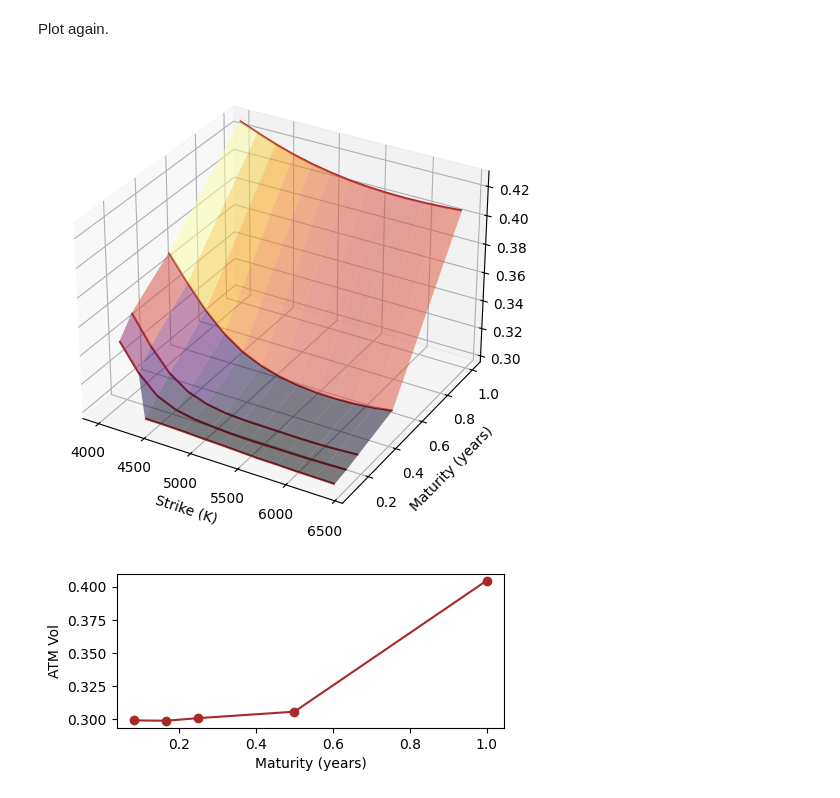
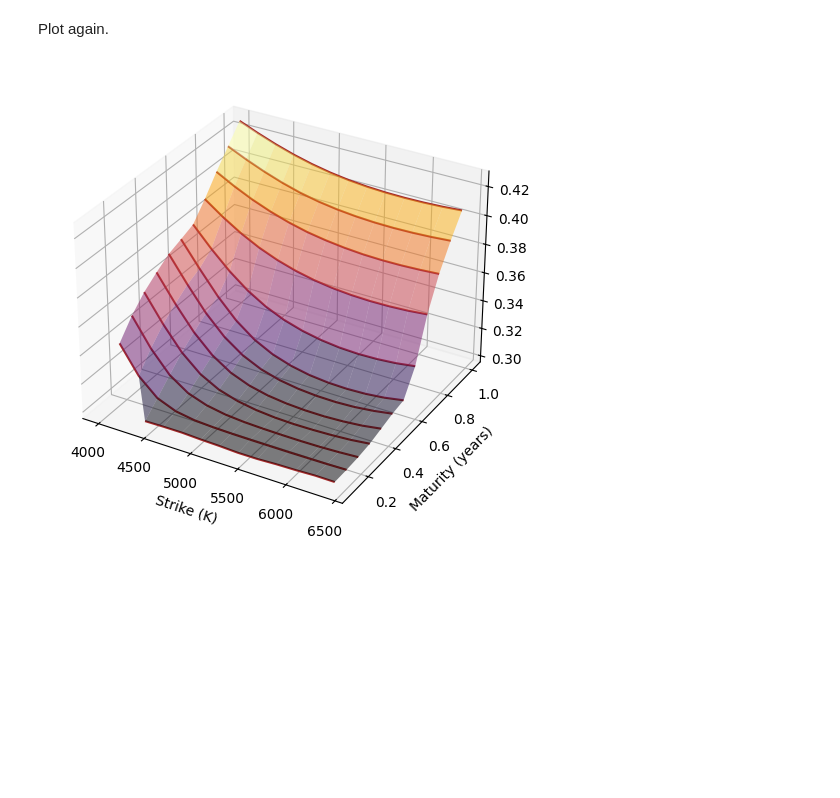
Before and after one commit to finlib/finmc, a Jupyter notebook: notebooks/localvol.ipynb, the cells around one changed output. Saved outputs shown, nothing was run; the diff lists cells and outputs as text; code cells hidden in the pictures; blank space fills up the shorter version.

Commit message:
simplify plot iv api

```diff
--- a/notebooks/localvol.ipynb
+++ b/notebooks/localvol.ipynb
@@ -43,12 +43,13 @@ plot_asset(model, "SPX")
 # %%
 # Calculate the implied volatility surface
 strikes = np.linspace(4000, 6400, 13)
-expirations = np.array([1 / 12, 1 / 6, 1 / 4, 1 / 2, 1])
-surface, atm_vols, fwds = iv_surface_mc(
+expirations = np.linspace(1 / 12, 1, 12)
+# expirations = np.array([1 / 12, 1 / 6, 1 / 4, 1 / 2, 1])
+surface = iv_surface_mc(
     strikes,
     expirations,
     asset_name="SPX",
     model=model,
 )
-plot_iv(strikes, expirations, surface, atm_vols, fwds)
+plot_iv(strikes, expirations, surface)
 # %% [output]
@@ -75,13 +75,12 @@ dataset["LV"]["VOL"] = volinterp
 # %% [markdown]
 Plot again.
 # %%
-surface, atm_vols, fwds = iv_surface_mc(
+surface = iv_surface_mc(
     strikes,
     expirations,
     asset_name="SPX",
     model=model,
 )
-plot_iv(strikes, expirations, surface, atm_vols, fwds)
+plot_iv(strikes, expirations, surface)
 # %% [output]
-[figure, old version]
+[figure, new version]
-[figure, removed]
```
Also changed, not shown: parts of 6 cells of this notebook, 7 other files.
